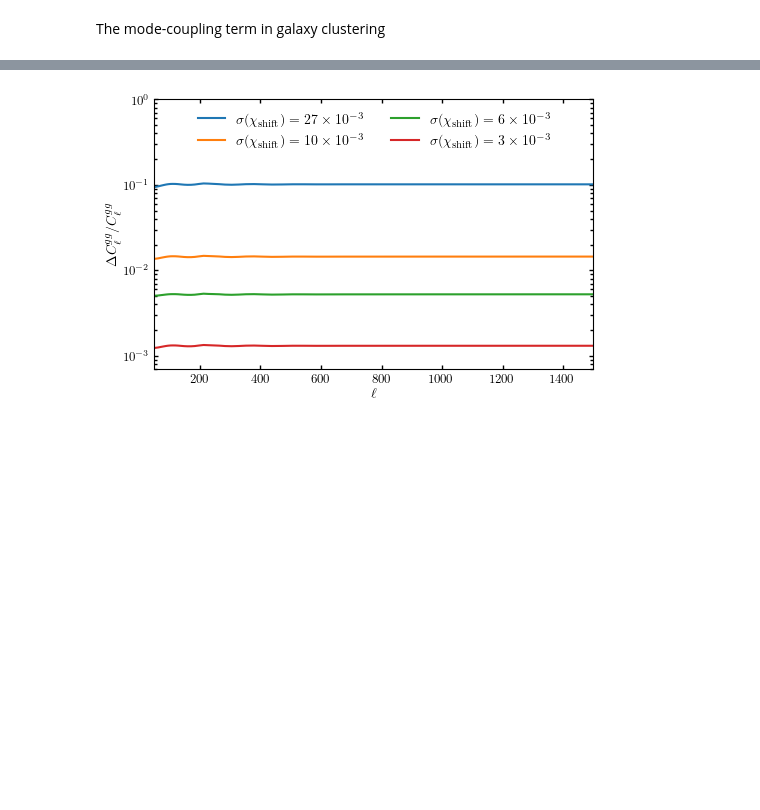
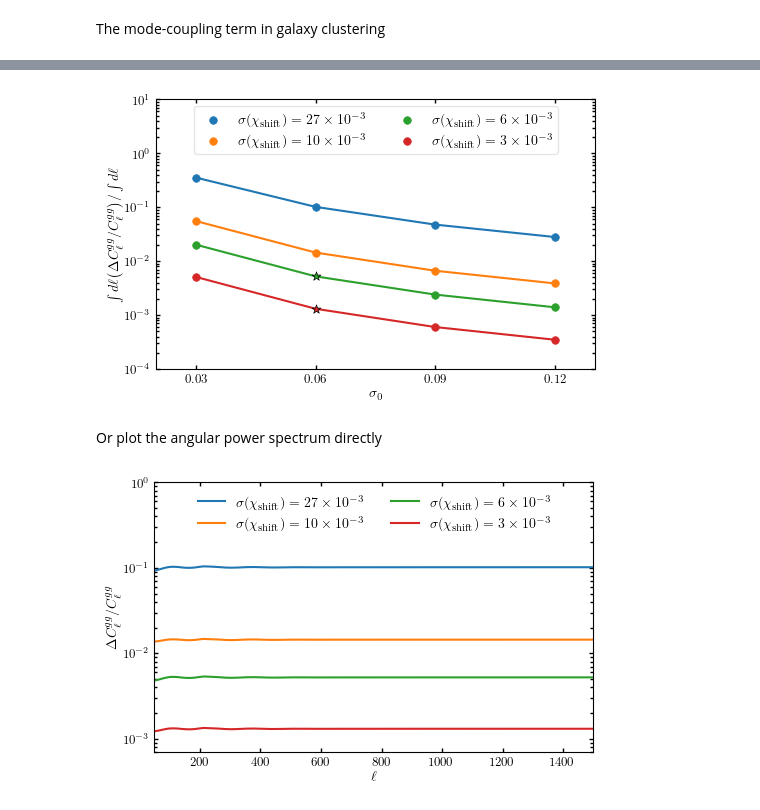
Before and after one commit to abaleato/CARDiAC, a Jupyter notebook: biases_code/galaxy_clustering_example.ipynb, the cells around one changed output, grey strips where cells are left out. Saved outputs shown, nothing was run; the diff lists cells and outputs as text; code cells hidden in the pictures; blank space fills up the shorter version.

```diff
--- a/biases_code/galaxy_clustering_example.ipynb
+++ b/biases_code/galaxy_clustering_example.ipynb
@@ -189,3 +298,50 @@ The mode-coupling term in galaxy clustering
+# %%
+for i, sigma_zshift in enumerate(sigma_zshifts):
+    plt.plot(sigmas, bias_fom[i,0,:], color="C{}".format(i))
+
+
+i = 0
+for sigma_zshift in sigma_zshifts:
+    j=0
+    for alpha in alphas:
+        k=0
+        for sigma in sigmas:
+            if k==0:
+                label = sigma_zshift_labels[i]
+            else:
+                label=None
+            if sigma==0.06 and sigma_zshift==0.003:
+                marker='*'
+                markersize = 45
+                edgecolors='k'
+            elif sigma==0.06 and sigma_zshift==0.006:
+                marker='*'
+                markersize = 45
+                edgecolors='k'
+            else:
+                marker='o'
+                markersize=30
+                edgecolors=None
+            plt.scatter(sigma, bias_fom[i,j,k], color="C{}".format(i), label=label, marker=marker, s=markersize, edgecolors=edgecolors, zorder=1000, linewidths=0.5)
+            k+=1
+        j+=1
+    i+=1
+
+
+
+plt.xticks(np.linspace(0,0.15,6), np.linspace(0,0.15,6).astype(str))
+plt.yscale('log')
+plt.xlim([0.02,0.13])
+plt.ylim([1e-4,10])
+
+plt.legend(loc='upper center', ncol=len(sigmas)/2, frameon=True)
+plt.xlabel(r'$\sigma_0$')
+plt.ylabel(r'$\int d\ell \big(\Delta C^{gg}_\ell/ C^{gg}_\ell \big)/ \int d\ell$')
+plt.savefig(plots_dir+'fig_mcbias_vs_sigma.pdf', bbox_inches='tight', dpi=600)
+# %% [output]
+[figure, added]
+# %% [markdown]
+Or plot the angular power spectrum directly
 # %%
 alphas = np.array([-2])
 sigma_zshifts = np.array([0.017*(1+z_mean), 0.01, 0.006, 0.003]) #np.array([2, 1, 0.1])*error_on_meanz
```
Also changed, not shown: parts of 10 cells of this notebook.
